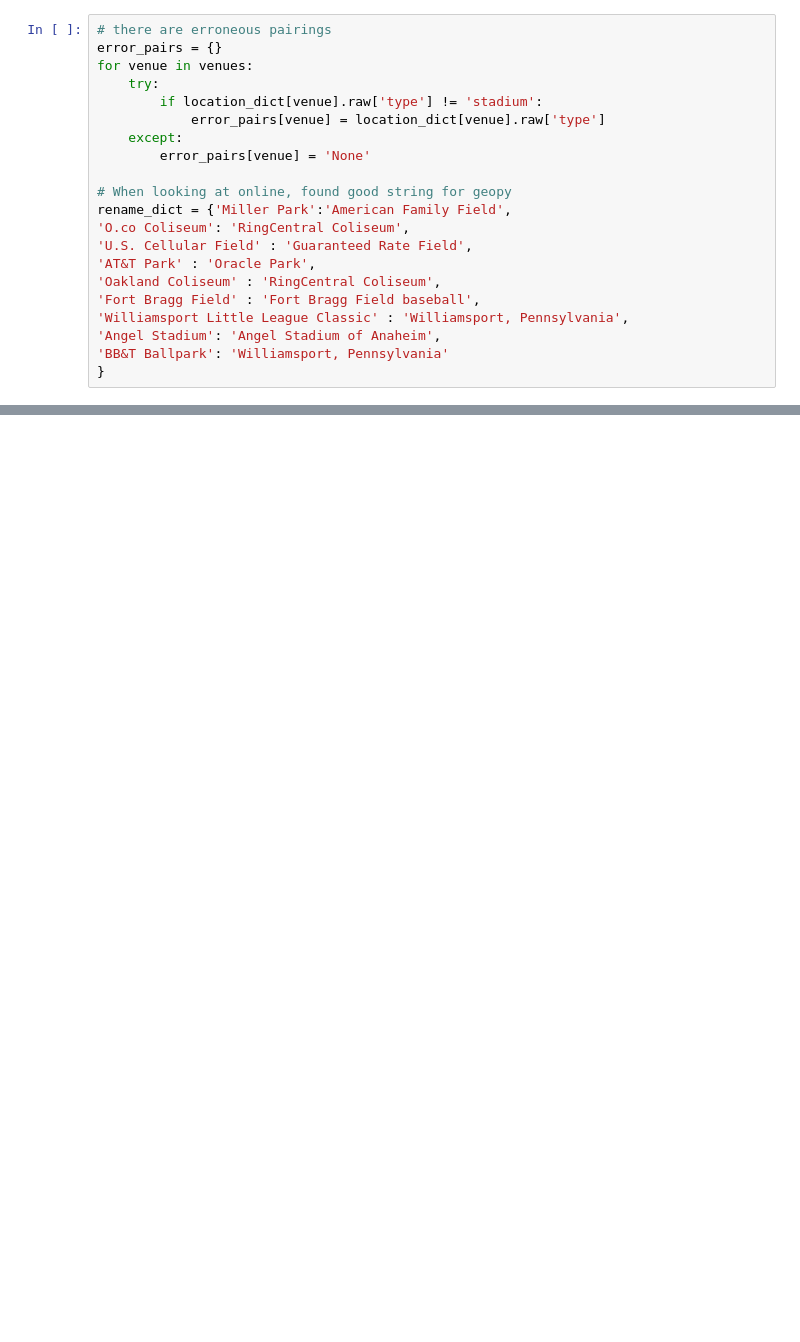
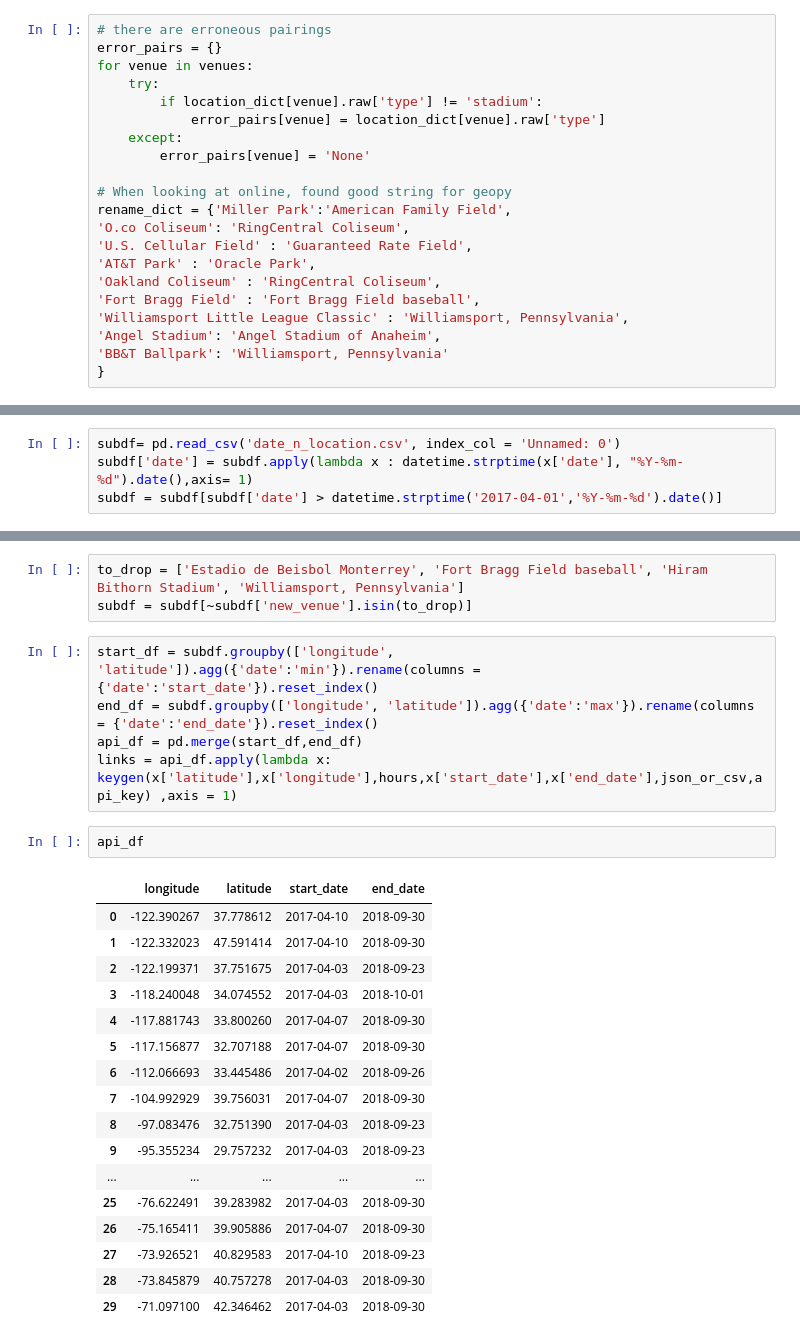
Before and after one commit to zsomborh/analyse_baseball_matches, a Jupyter notebook: venue_api.ipynb, the cells around one changed output, grey strips where cells are left out. Saved outputs shown, nothing was run; the diff lists cells and outputs as text; blank space fills up the shorter version.

```diff
--- a/venue_api.ipynb
+++ b/venue_api.ipynb
@@ -81,0 +123,4 @@ sth.raw
+# %%
+subdf= pd.read_csv('date_n_location.csv', index_col = 'Unnamed: 0')
+subdf['date'] = subdf.apply(lambda x : datetime.strptime(x['date'], "%Y-%m-%d").date(),axis= 1)
+subdf = subdf[subdf['date'] > datetime.strptime('2017-04-01','%Y-%m-%d').date()]
@@ -81,0 +143,28 @@ sth.raw
+# %%
+to_drop = ['Estadio de Beisbol Monterrey', 'Fort Bragg Field baseball', 'Hiram Bithorn Stadium', 'Williamsport, Pennsylvania']
+subdf = subdf[~subdf['new_venue'].isin(to_drop)]
+# %%
+start_df = subdf.groupby(['longitude', 'latitude']).agg({'date':'min'}).rename(columns = {'date':'start_date'}).reset_index()
+end_df = subdf.groupby(['longitude', 'latitude']).agg({'date':'max'}).rename(columns = {'date':'end_date'}).reset_index()
+api_df = pd.merge(start_df,end_df)
+links = api_df.apply(lambda x: keygen(x['latitude'],x['longitude'],hours,x['start_date'],x['end_date'],json_or_csv,api_key) ,axis = 1)
+# %%
+api_df
+# %% [output]
+|  | longitude | latitude | start_date | end_date |
+| 0 | -122.390267 | 37.778612 | 2017-04-10 | 2018-09-30 |
+| 1 | -122.332023 | 47.591414 | 2017-04-10 | 2018-09-30 |
+| 2 | -122.199371 | 37.751675 | 2017-04-03 | 2018-09-23 |
+| 3 | -118.240048 | 34.074552 | 2017-04-03 | 2018-10-01 |
+| 4 | -117.881743 | 33.800260 | 2017-04-07 | 2018-09-30 |
+| 5 | -117.156877 | 32.707188 | 2017-04-07 | 2018-09-30 |
+| 6 | -112.066693 | 33.445486 | 2017-04-02 | 2018-09-26 |
+| 7 | -104.992929 | 39.756031 | 2017-04-07 | 2018-09-30 |
+| 8 | -97.083476 | 32.751390 | 2017-04-03 | 2018-09-23 |
+| 9 | -95.355234 | 29.757232 | 2017-04-03 | 2018-09-23 |
+| ... | ... | ... | ... | ... |
+| 25 | -76.622491 | 39.283982 | 2017-04-03 | 2018-09-30 |
+| 26 | -75.165411 | 39.905886 | 2017-04-07 | 2018-09-30 |
+| 27 | -73.926521 | 40.829583 | 2017-04-10 | 2018-09-23 |
+| 28 | -73.845879 | 40.757278 | 2017-04-03 | 2018-09-30 |
+| 29 | -71.097100 | 42.346462 | 2017-04-03 | 2018-09-30 |
```
Also changed, not shown: parts of 20 cells of this notebook.
